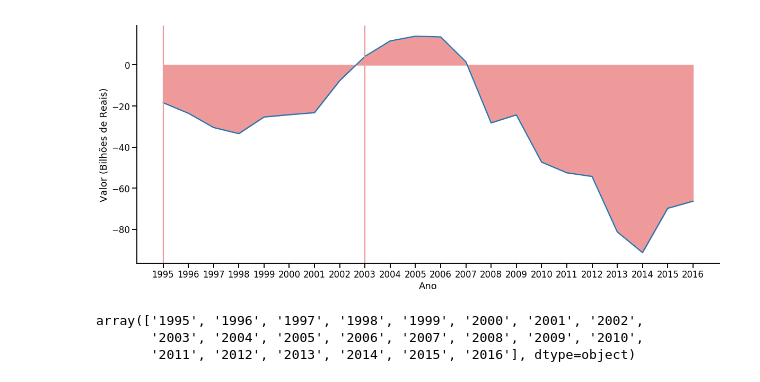
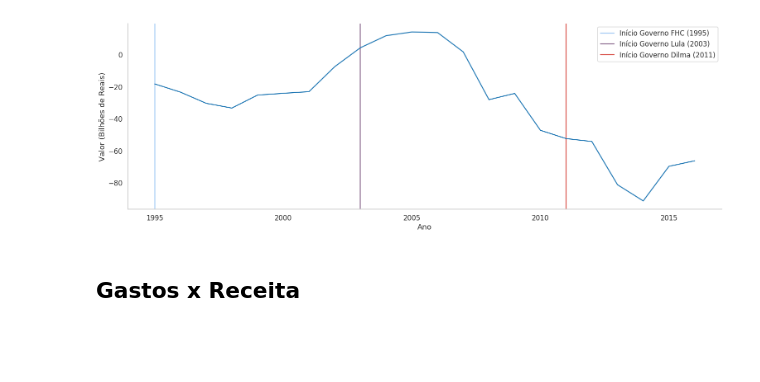
Before and after one commit to jpvmm/data_viz, a Jupyter notebook: fhc.ipynb, the cells around one changed output. Drawn from its saved outputs; the diff is of its cells as text; code cells hidden in the pictures; blank space fills up the shorter version.

```diff
--- a/fhc.ipynb
+++ b/fhc.ipynb
@@ -6,5 +8,5 @@ import matplotlib.pyplot as plt
 # %%
-bca = pd.read_csv('/home/joao/Projetos/trabalho_fasam/geral/bca.csv')
+bca = pd.read_csv('/home/joao/Projetos/trabalho_fasam/data_viz/data/geral/bca.csv')
 
 
 bca = bca.rename(index = str, columns={"Year": "Ano", "Value":"Valor (Bilhões de Reais)"})
@@ -13,15 +15,10 @@ bca['Ano'] = bca['Ano'].apply(lambda x: x[0:4])
 # %%
 def periods(row):
     if row['Ano'] < '2003':
-        row['Ano']
         return 'FHC'
-    if row['Ano'] == '2003':
-        return 'FHC/Lula'
-    if row['Ano'] > '2003' and row['Ano'] < '2011':
+    if row['Ano'] >= '2003' and row['Ano'] < '2011':
         return 'Lula'
-    if row['Ano'] == '2011':
-        return 'Lula/Dilma'
-    if row['Ano'] > '2011':
+    if row['Ano'] >= '2011':
         return "Dilma"
 # %%
 bca['Periodos'] = bca.apply(lambda row: periods(row), axis = 1)
@@ -47,0 +25,4 @@ bca
+# %%
+bca = bca.apply(pd.to_numeric, errors = 'ignore')
+
+bca
@@ -48,22 +47,21 @@ bca
 # %%
 tips = sea.load_dataset('tips')
-# %%
-fig, ax = plt.subplots()
-fig.set_size_inches(19.7, 8.27)
-sea.lineplot(x='Ano', y ='Valor (Bilhões de Reais)', data = bca)
-kde_x, kde_y = ax.lines[0].get_data()
-p1 = plt.axvline(x='1995',color='#EF9A9A')
-p2 = plt.axvline(x='2003',color='#EF9A9A')
-
-ax.fill_between(kde_x, kde_y,interpolate=True, color='#EF9A9A')
-
-
-sea.despine()
-# %% [output]
-[figure, removed]
-# %%
-kde_x
-# %% [output]
-array(['1995', '1996', '1997', '1998', '1999', '2000', '2001', '2002',
-       '2003', '2004', '2005', '2006', '2007', '2008', '2009', '2010',
-       '2011', '2012', '2013', '2014', '2015', '2016'], dtype=object)
+# %%
+plt.close()
+sea.set_style("whitegrid", {'axes.grid' : False})
+clrs = ['red' if (ano >= 2003) else 'blue' for ano in bca['Ano']]
+fig, ax = plt.subplots()
+sea.set_context("talk")
+
+fig.set_size_inches(25.7, 8.27)
+plt.axvline(x=1995, color='B', label='Início Governo FHC (1995)')
+plt.axvline(x=2003, color=sea.xkcd_rgb["dusty purple"], label='Início Governo Lula (2003)')
+plt.axvline(x=2011, color= sea.xkcd_rgb["pale red"], label = 'Início Governo Dilma (2011)')
+sea.lineplot(x='Ano', y ='Valor (Bilhões de Reais)', palette = clrs, data = bca)
+
+
+sea.despine()
+# %% [output]
+[figure, added]
+# %% [markdown]
+## Gastos x Receita
```
Also changed, not shown: parts of 24 cells of this notebook.
